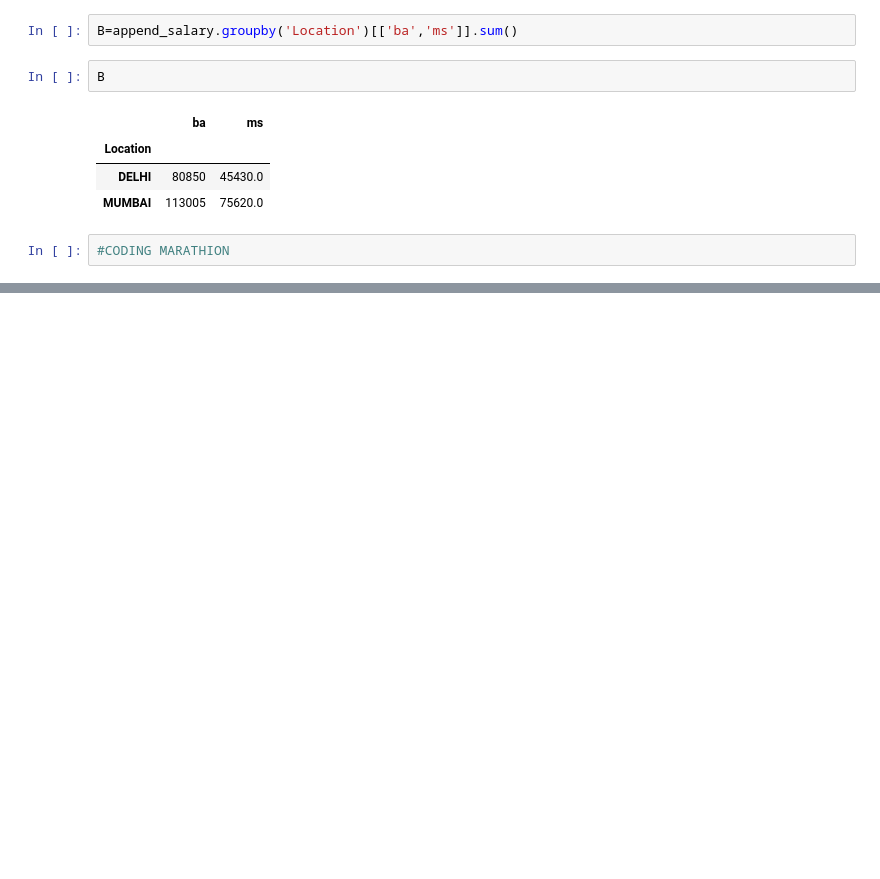
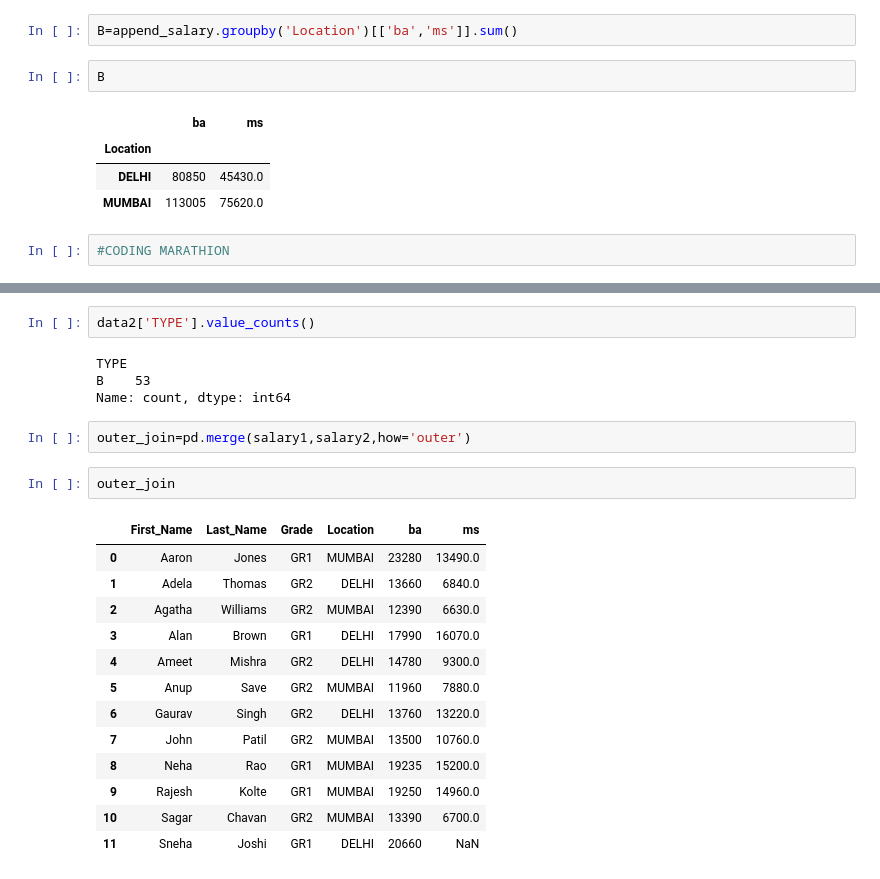
Before and after one commit to surajdehury/data-analytics, a Jupyter notebook: May/28.05.2026/practise.ipynb, the cells around one changed output, grey strips where cells are left out. Drawn from its saved outputs; the diff is of its cells as text; blank space fills up the shorter version.

```diff
--- a/May/28.05.2026/practise.ipynb
+++ b/May/28.05.2026/practise.ipynb
@@ -295,0 +401,24 @@ B
+# %%
+data2['TYPE'].value_counts()
+# %% [output]
+TYPE
+B    53
+Name: count, dtype: int64
+# %%
+outer_join=pd.merge(salary1,salary2,how='outer')
+# %%
+outer_join
+# %% [output]
+|  | First_Name | Last_Name | Grade | Location | ba | ms |
+| 0 | Aaron | Jones | GR1 | MUMBAI | 23280 | 13490.0 |
+| 1 | Adela | Thomas | GR2 | DELHI | 13660 | 6840.0 |
+| 2 | Agatha | Williams | GR2 | MUMBAI | 12390 | 6630.0 |
+| 3 | Alan | Brown | GR1 | DELHI | 17990 | 16070.0 |
+| 4 | Ameet | Mishra | GR2 | DELHI | 14780 | 9300.0 |
+| 5 | Anup | Save | GR2 | MUMBAI | 11960 | 7880.0 |
+| 6 | Gaurav | Singh | GR2 | DELHI | 13760 | 13220.0 |
+| 7 | John | Patil | GR2 | MUMBAI | 13500 | 10760.0 |
+| 8 | Neha | Rao | GR1 | MUMBAI | 19235 | 15200.0 |
+| 9 | Rajesh | Kolte | GR1 | MUMBAI | 19250 | 14960.0 |
+| 10 | Sagar | Chavan | GR2 | MUMBAI | 13390 | 6700.0 |
+| 11 | Sneha | Joshi | GR1 | DELHI | 20660 | NaN |
```
Also changed, not shown: parts of 10 cells of this notebook, 1 other file.
